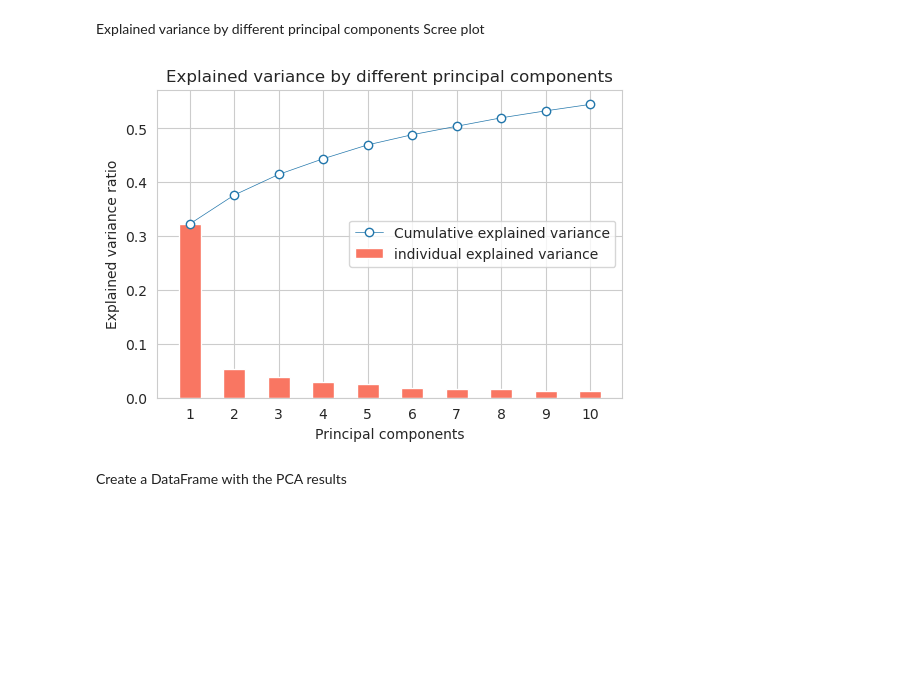
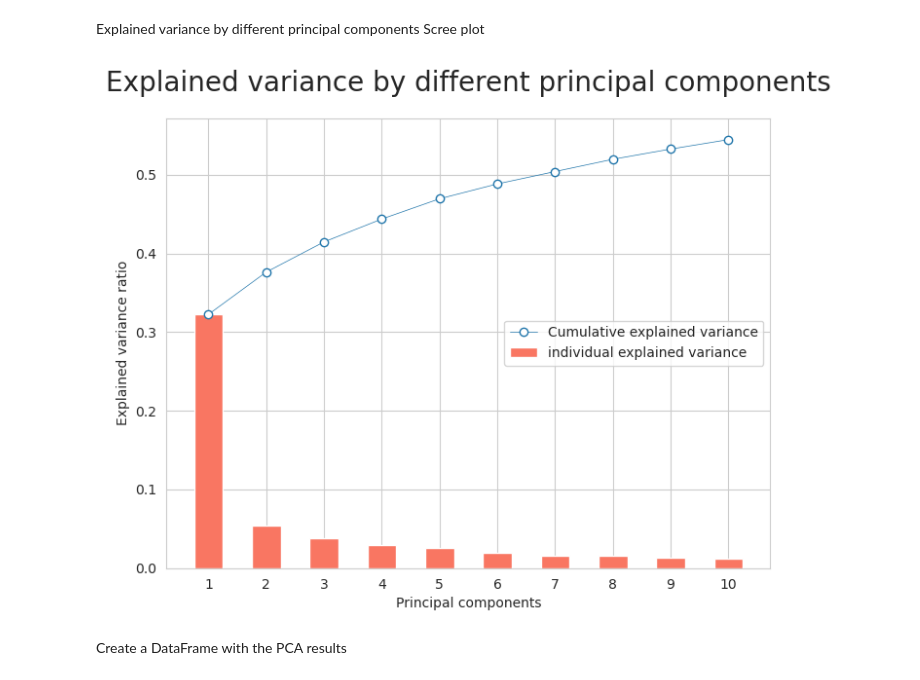
Before and after one commit to MarcoNapoleone/thesis, a Jupyter notebook: notebooks/models/pca/ST001937_PCA.ipynb, the cells around one changed output. Drawn from its saved outputs; the diff is of its cells as text; code cells hidden in the pictures; blank space fills up the shorter version.

```diff
--- a/notebooks/models/pca/ST001937_PCA.ipynb
+++ b/notebooks/models/pca/ST001937_PCA.ipynb
@@ -37,23 +37,23 @@ X_pca = pca.fit_transform(X)
 # %% [markdown]
 Explained variance by different principal components Scree plot
 # %%
-plt.figure(figsize=(6, 4))
+plt.figure(figsize=(8, 6))
 plt.xticks(range(1, num_components + 1))  # Start x-axis ticks from 1
 cum_var = pca.explained_variance_ratio_.cumsum()
 scree_var = pca.explained_variance_ratio_
 plt.plot(range(1, num_components + 1), cum_var,
          marker='o', linestyle='-', label='Cumulative explained variance',
          linewidth=0.5, mfc='w', color=palette[0])
 plt.bar(range(1, num_components + 1), scree_var,
-       label='individual explained variance', width=0.5, color=palette[1])
+        label='individual explained variance', width=0.5, color=palette[1])
 plt.ylabel('Explained variance ratio')
 plt.xlabel('Principal components')
-plt.title('Explained variance by different principal components')
-plt.legend()
-#saving the plot
+plt.title('Explained variance by different principal components', fontsize=20, pad=20)
+
+plt.legend( loc='center right')
 plt.savefig(fname=output_directory + 'scree_plot.png', dpi=300)
 # %% [output]
-[figure, old version]
+[figure, new version]
 # %% [markdown]
 Create a DataFrame with the PCA results
 # %%
```
Also changed, not shown: parts of 1 cell of this notebook, 9 other files.
